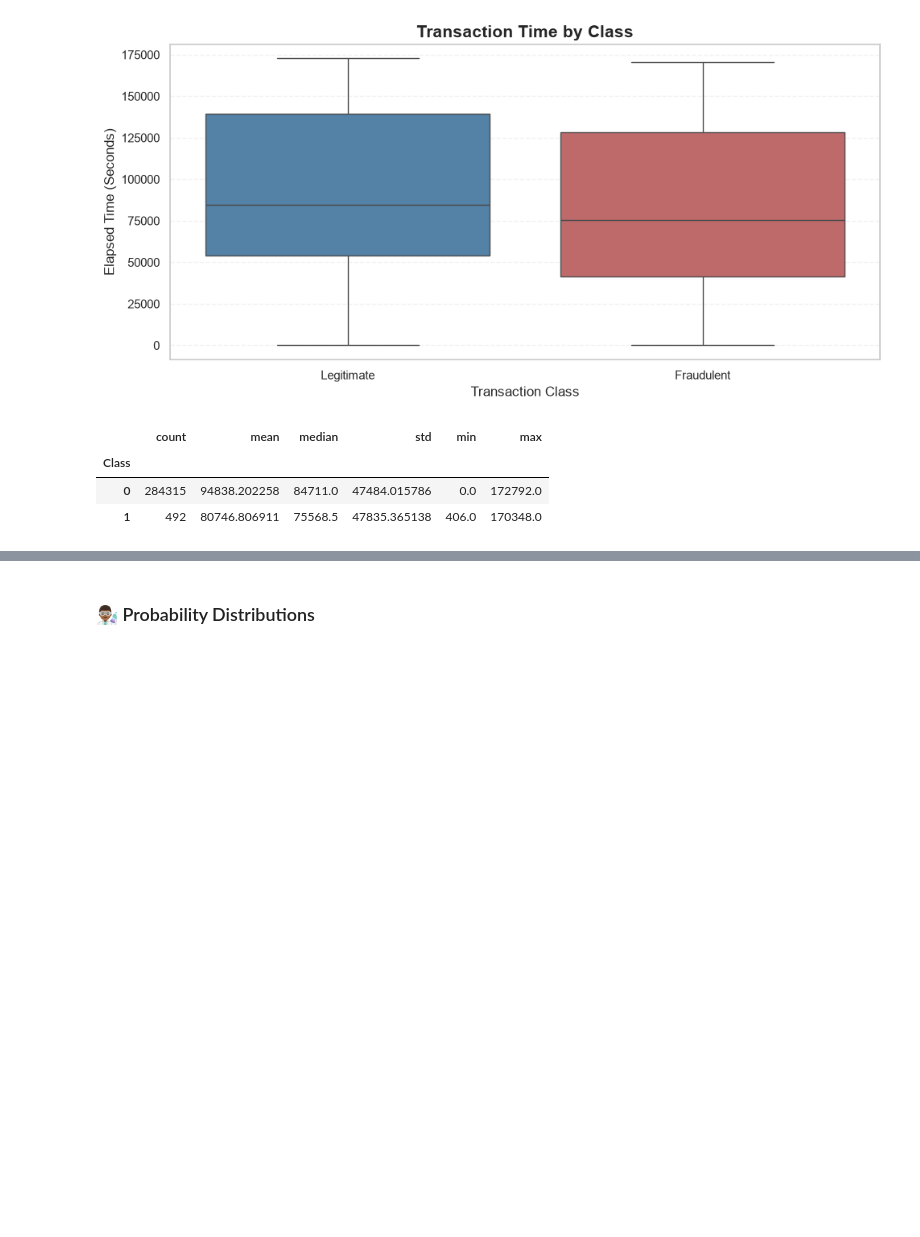
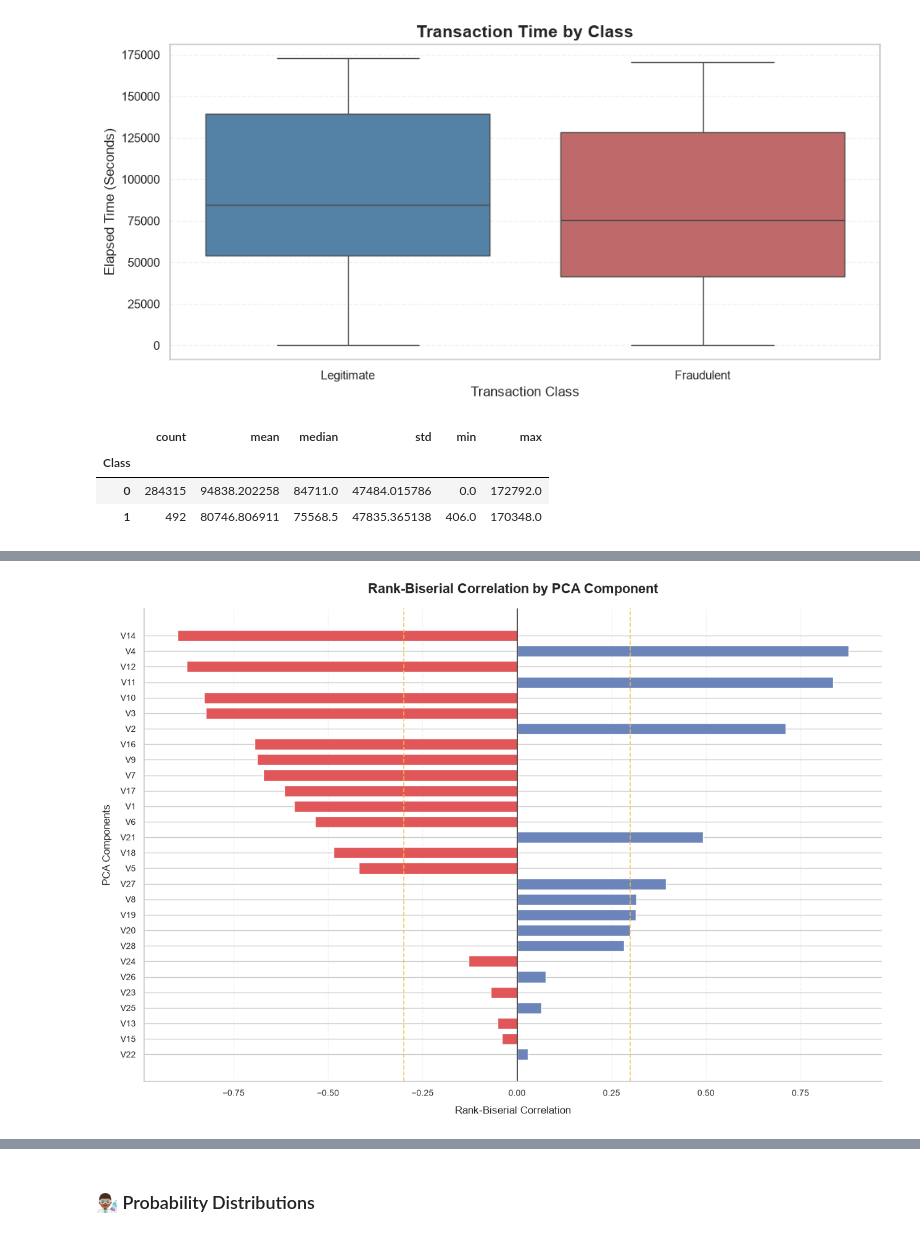
Before and after one commit to CCT-Dublin/CCT_STDA_CA_01_40S, a Jupyter notebook: notebooks/CCT_STDA_CA_01_40S_2026438.ipynb, the cells around one changed output, grey strips where cells are left out. Cells and saved outputs as stored; diff of their text form; code cells hidden in the pictures; blank space fills up the shorter version.

```diff
--- a/notebooks/CCT_STDA_CA_01_40S_2026438.ipynb
+++ b/notebooks/CCT_STDA_CA_01_40S_2026438.ipynb
@@ -1355,0 +1762,37 @@ hourly_summary.head(10).round(4)
+# %%
+from scipy.stats import mannwhitneyu
+from statsmodels.stats.multitest import multipletests
+
+statistical_results = []
+
+for feature in pca_features:
+
+    legitimate = pca_df.loc[pca_df['Class'] == 0, feature]
+    fraudulent = pca_df.loc[pca_df['Class'] == 1, feature]
+
+    statistic, p_value = mannwhitneyu(fraudulent, legitimate, alternative='two-sided')
+
+    effect_size = (
+        (2 * statistic) /
+        (len(fraudulent) * len(legitimate))
+    ) - 1
+
+    statistical_results.append(
+        {
+            'Feature': feature,
+            'U Statistic': statistic,
+            'P Value': p_value,
+            'Effect Size': effect_size
+        })
+
+statistical_results = pd.DataFrame(statistical_results)
+
+statistical_results['Adjusted P Value'] = (
+    multipletests(
+        statistical_results['P Value'],
+        method='fdr_bh'
+    )[1]
+)
+
+statistical_results = (statistical_results.sort_values('Adjusted P Value').reset_index(drop=True))
+statistical_results
@@ -1355,0 +1817,4 @@ hourly_summary.head(10).round(4)
+# %%
+F_barh(statistical_data = statistical_results)
+# %% [output]
+[figure, added]
```
Also changed, not shown: parts of 23 cells of this notebook, 1 other file.
